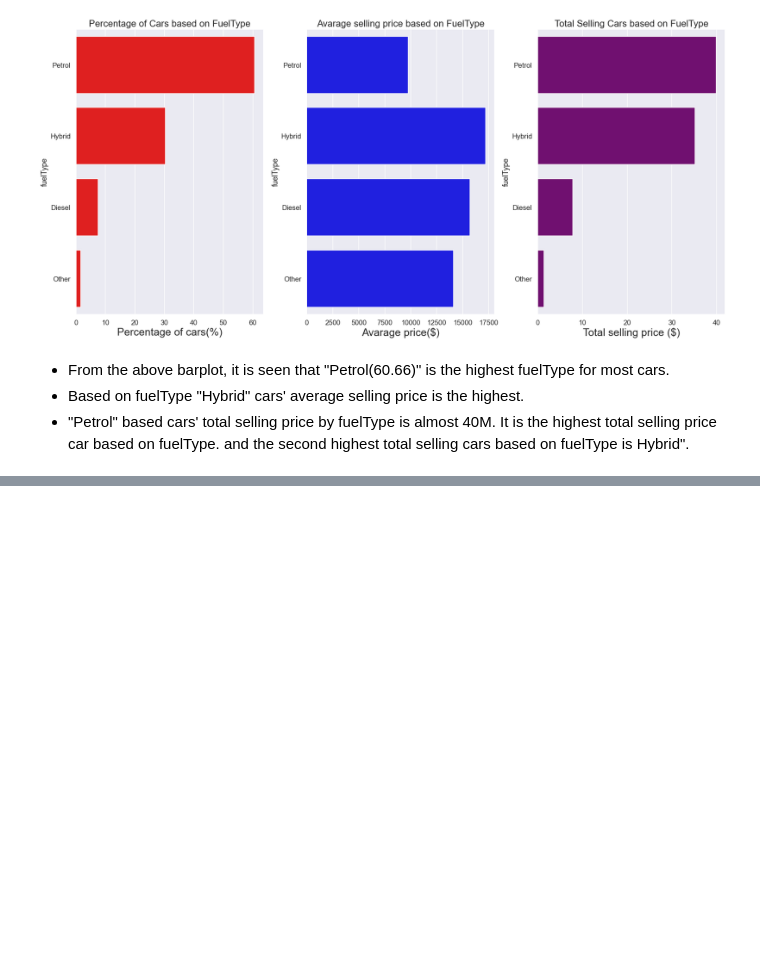
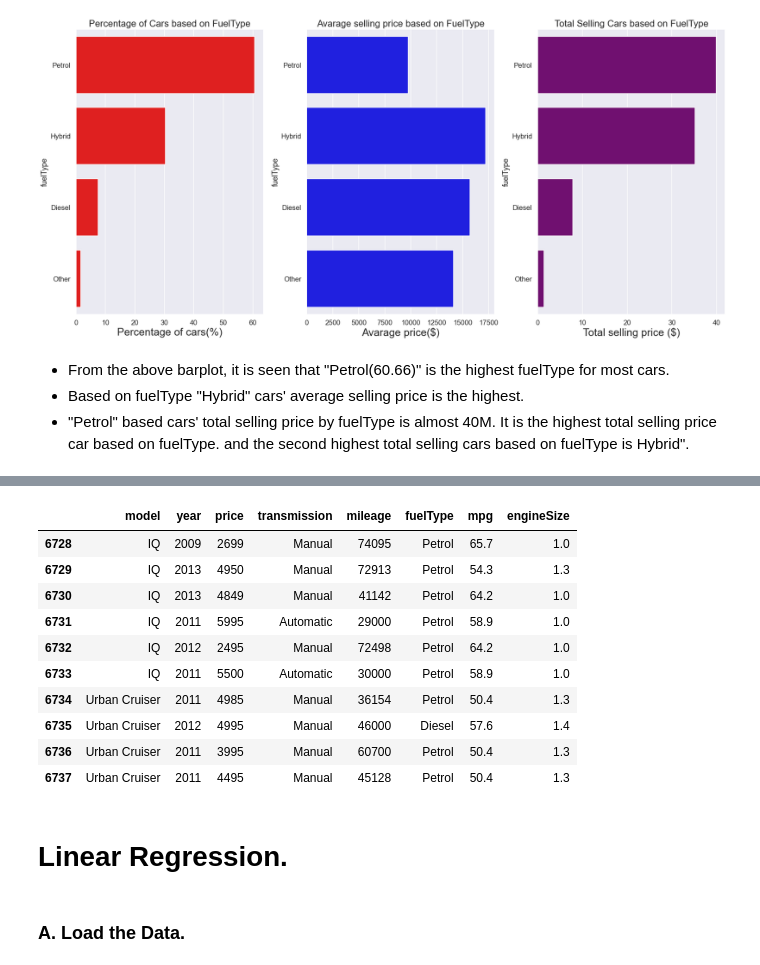
Before and after one commit to Sourish8/toyota_used_car_analysis-, a Jupyter notebook: toyota_used_car_EDA.ipynb, the cells around one changed output, grey strips where cells are left out. Drawn from its saved outputs; the diff is of its cells as text; code cells hidden in the pictures; blank space fills up the shorter version.

```diff
--- a/toyota_used_car_EDA.ipynb
+++ b/toyota_used_car_EDA.ipynb
@@ -546,0 +584,18 @@ plt.show()
+# %%
+display(df.tail(10))
+# %% [output]
+|  | model | year | price | transmission | mileage | fuelType | mpg | engineSize |
+| 6728 | IQ | 2009 | 2699 | Manual | 74095 | Petrol | 65.7 | 1.0 |
+| 6729 | IQ | 2013 | 4950 | Manual | 72913 | Petrol | 54.3 | 1.3 |
+| 6730 | IQ | 2013 | 4849 | Manual | 41142 | Petrol | 64.2 | 1.0 |
+| 6731 | IQ | 2011 | 5995 | Automatic | 29000 | Petrol | 58.9 | 1.0 |
+| 6732 | IQ | 2012 | 2495 | Manual | 72498 | Petrol | 64.2 | 1.0 |
+| 6733 | IQ | 2011 | 5500 | Automatic | 30000 | Petrol | 58.9 | 1.0 |
+| 6734 | Urban Cruiser | 2011 | 4985 | Manual | 36154 | Petrol | 50.4 | 1.3 |
+| 6735 | Urban Cruiser | 2012 | 4995 | Manual | 46000 | Diesel | 57.6 | 1.4 |
+| 6736 | Urban Cruiser | 2011 | 3995 | Manual | 60700 | Petrol | 50.4 | 1.3 |
+| 6737 | Urban Cruiser | 2011 | 4495 | Manual | 45128 | Petrol | 50.4 | 1.3 |
+# %% [markdown]
+<h1 style ="font-family:Times New Roman;">Linear Regression.</h1>
+# %% [markdown]
+<h4 style="font-size: 18px;font-family:Times New Roman">A. Load the Data.</h4>
```
Also changed, not shown: parts of 22 cells of this notebook.
